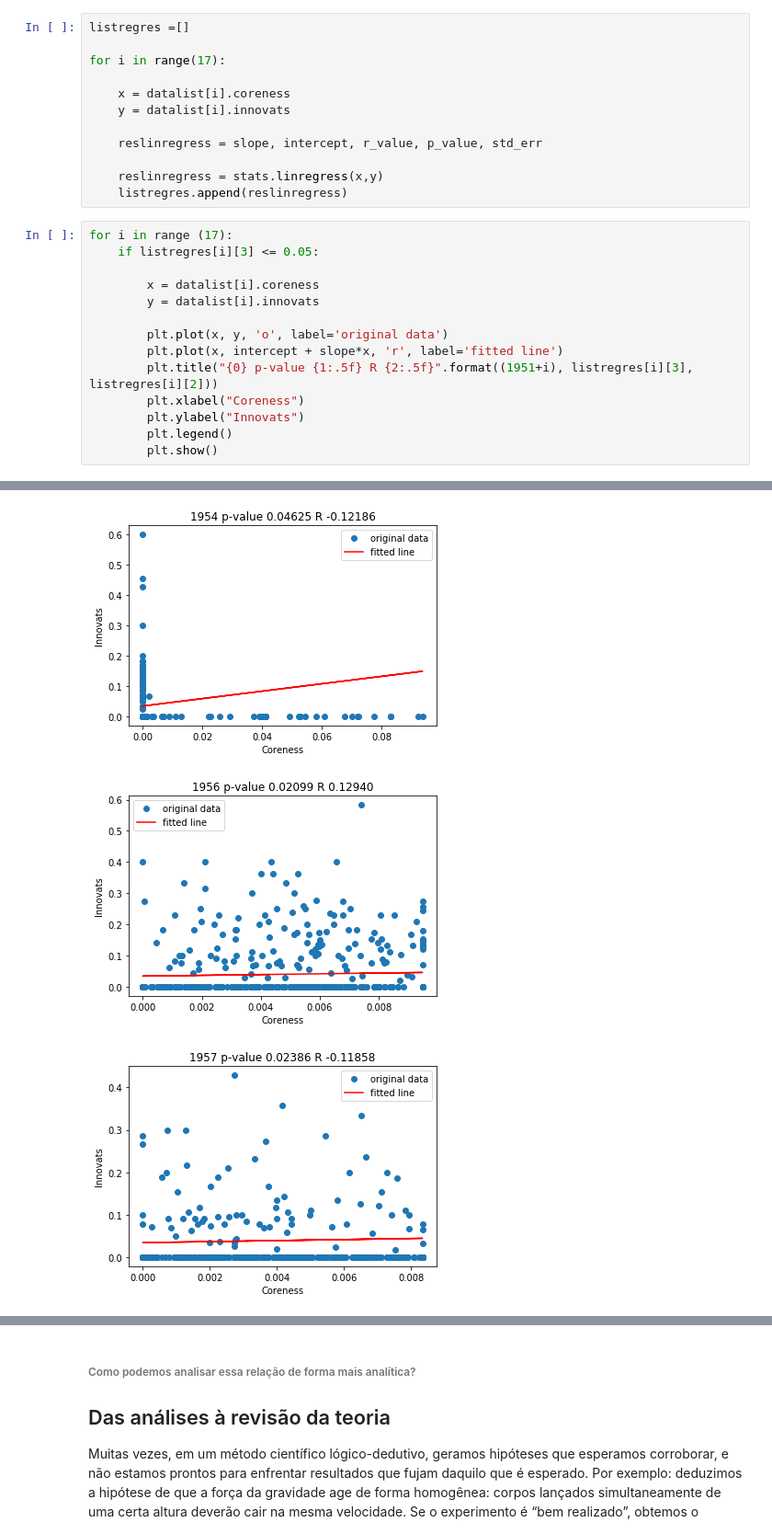
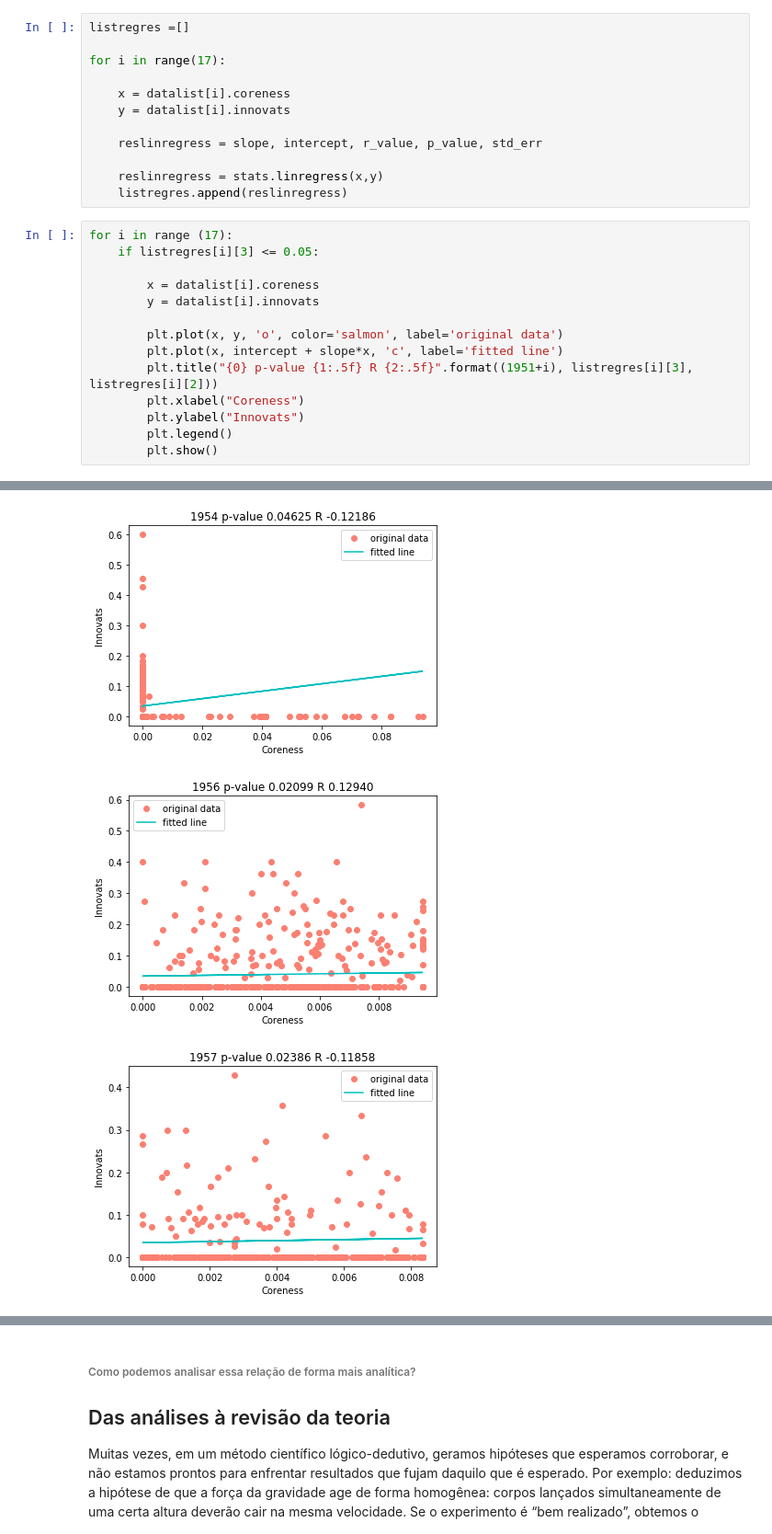
Before and after one commit to elisamalzoni/redesoc-2018, a Jupyter notebook: Encontro08/materialelisaebruna.ipynb, the cells around one changed output, grey strips where cells are left out. Shown: that part at 92% size. Drawn from its saved outputs; the diff is of its cells as text.

```diff
--- a/Encontro08/materialelisaebruna.ipynb
+++ b/Encontro08/materialelisaebruna.ipynb
@@ -376,8 +376,8 @@ for i in range (17):
         x = datalist[i].coreness
         y = datalist[i].innovats
 
-        plt.plot(x, y, 'o', label='original data')
-        plt.plot(x, intercept + slope*x, 'r', label='fitted line')
+        plt.plot(x, y, 'o', color='salmon', label='original data')
+        plt.plot(x, intercept + slope*x, 'c', label='fitted line')
         plt.title("{0} p-value {1:.5f} R {2:.5f}".format((1951+i), listregres[i][3], listregres[i][2]))
         plt.xlabel("Coreness")
         plt.ylabel("Innovats")
@@ -388,3 +388,3 @@ for i in range (17):
-[figure, old version]
+[figure, new version]
-[figure, old version]
+[figure, new version]
-[figure, old version]
+[figure, new version]
```
Also changed, not shown: parts of 6 cells of this notebook.
